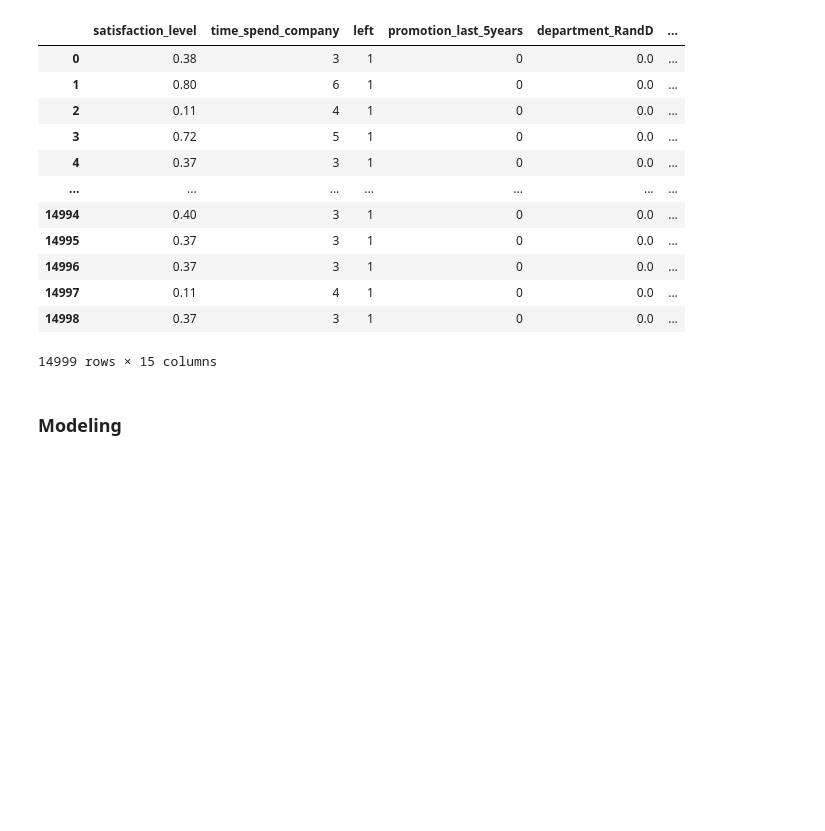
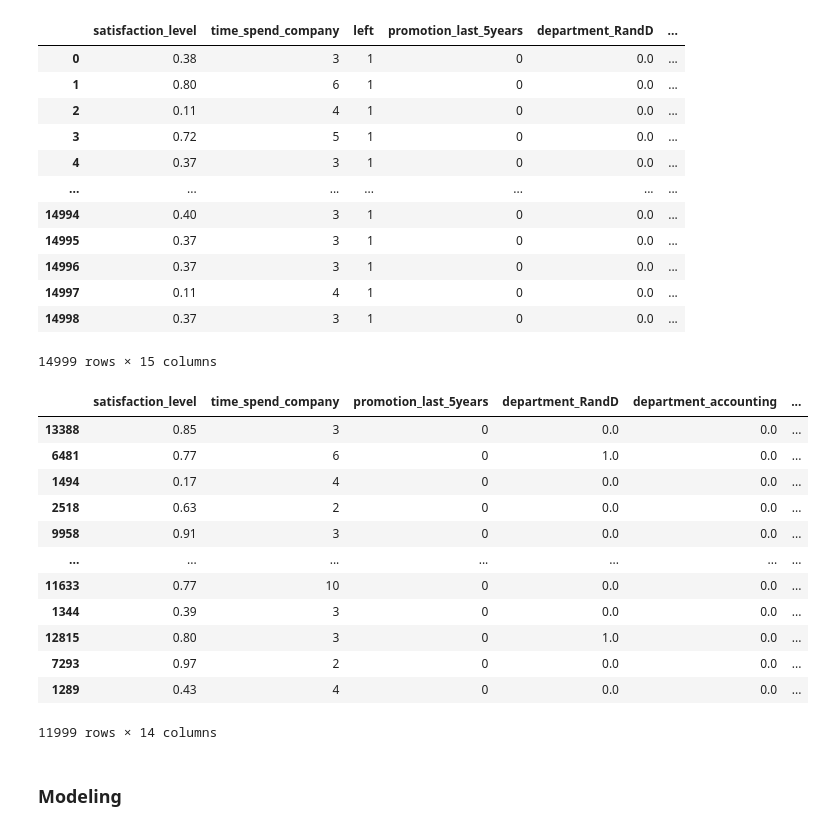
Before and after one commit to Emilly-Njue/HR-ANALYTICS, a Jupyter notebook: hr_analytics.ipynb, the cells around one changed output. Drawn from its saved outputs; the diff is of its cells as text; code cells hidden in the pictures; blank space fills up the shorter version.

```diff
--- a/hr_analytics.ipynb
+++ b/hr_analytics.ipynb
@@ -312,7 +312,22 @@ hr_encoded
 # %%
 X = hr_encoded.drop('left', axis=1)
 y = hr_encoded['left']
 
 X_train,X_test, y_train, y_test = train_test_split(X, y, test_size=0.2, random_state=10)
+X_train
+# %% [output]
+|  | satisfaction_level | time_spend_company | promotion_last_5years | department_RandD | department_accounting | ... |
+| 13388 | 0.85 | 3 | 0 | 0.0 | 0.0 | ... |
+| 6481 | 0.77 | 6 | 0 | 1.0 | 0.0 | ... |
+| 1494 | 0.17 | 4 | 0 | 0.0 | 0.0 | ... |
+| 2518 | 0.63 | 2 | 0 | 0.0 | 0.0 | ... |
+| 9958 | 0.91 | 3 | 0 | 0.0 | 0.0 | ... |
+| ... | ... | ... | ... | ... | ... | ... |
+| 11633 | 0.77 | 10 | 0 | 0.0 | 0.0 | ... |
+| 1344 | 0.39 | 3 | 0 | 0.0 | 0.0 | ... |
+| 12815 | 0.80 | 3 | 0 | 1.0 | 0.0 | ... |
+| 7293 | 0.97 | 2 | 0 | 0.0 | 0.0 | ... |
+| 1289 | 0.43 | 4 | 0 | 0.0 | 0.0 | ... |
+11999 rows × 14 columns
 # %% [markdown]
 ### **Modeling**
```
Also changed, not shown: parts of 3 cells of this notebook.
